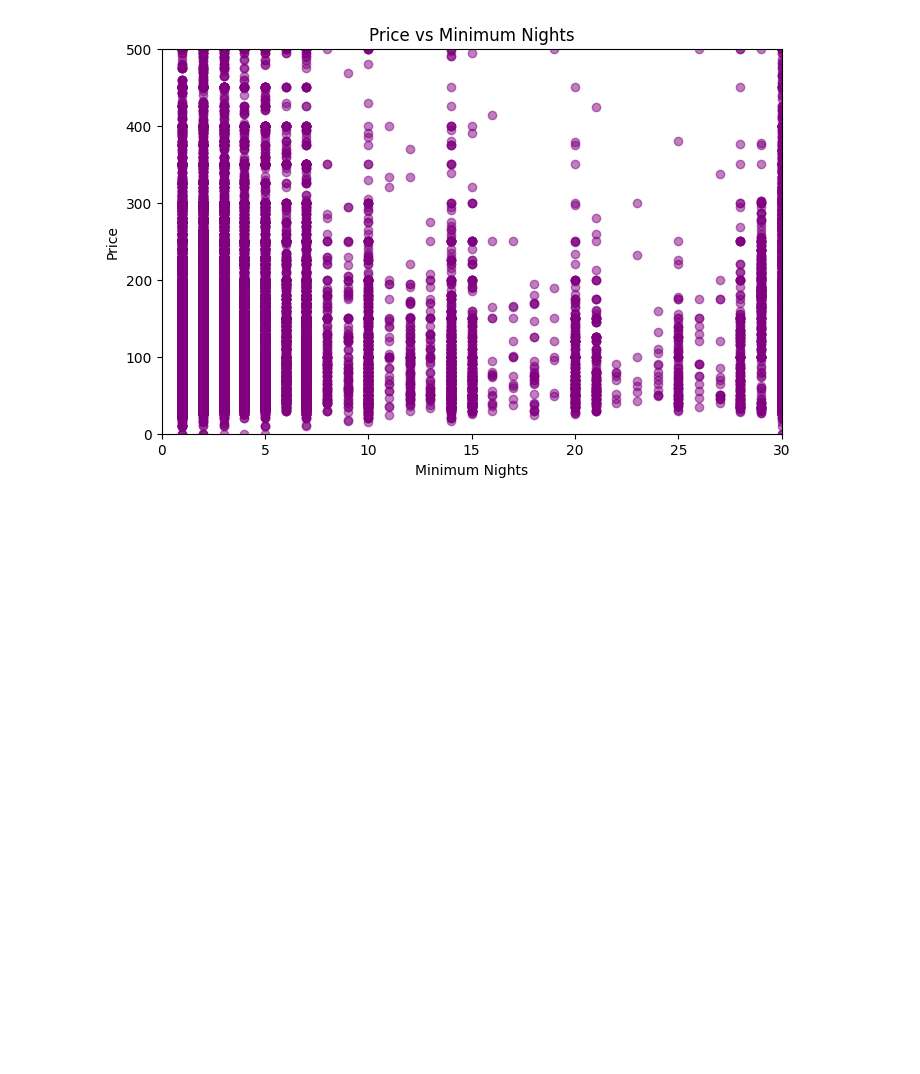
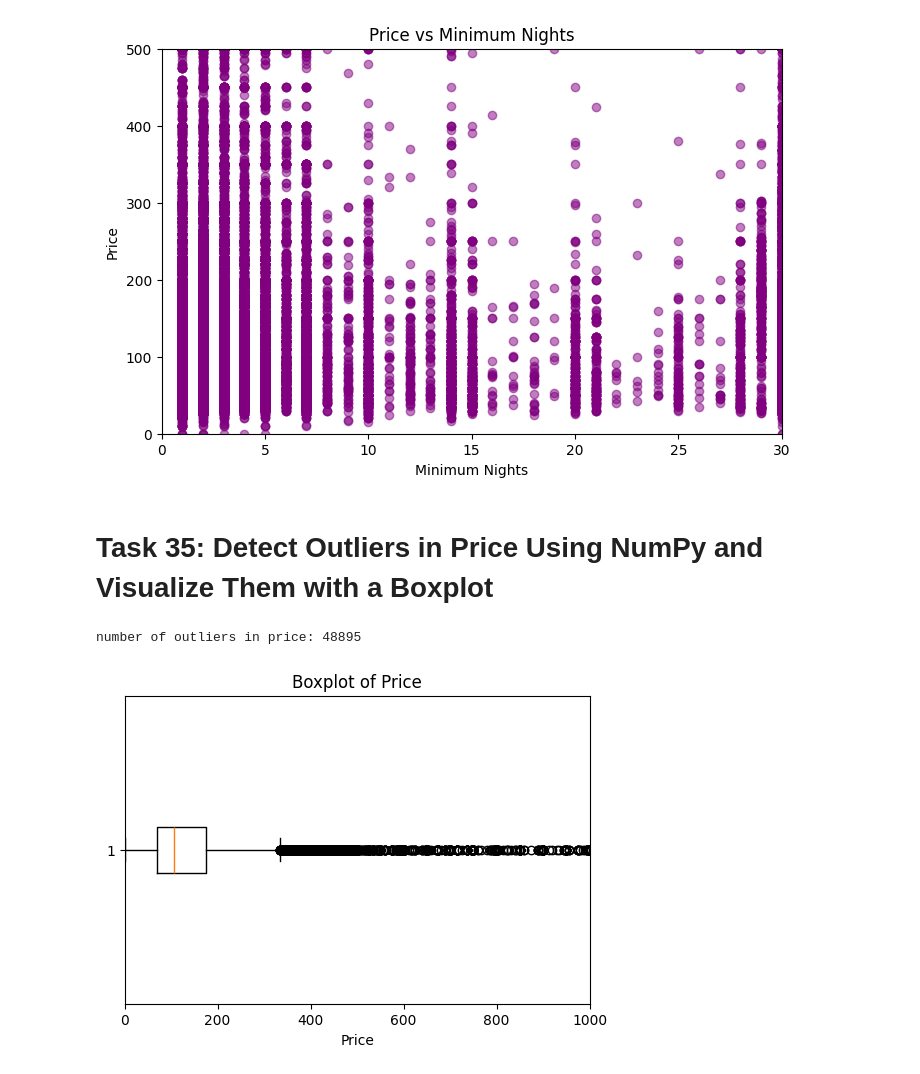
Before and after one commit to ItsMohamedAyman/Projects, a Jupyter notebook: Project_with_NumPy,_Pandas.ipynb, the cells around one changed output. Cells and saved outputs as stored; diff of their text form; code cells hidden in the pictures; blank space fills up the shorter version.

```diff
--- a/Project_with_NumPy,_Pandas.ipynb
+++ b/Project_with_NumPy,_Pandas.ipynb
@@ -611,3 +611,31 @@ plt.ylim(0, 500)
 plt.show()
 # %% [output]
 [figure]
+# %% [markdown]
+# Task 35: Detect Outliers in Price Using NumPy and Visualize Them with a Boxplot
+# %%
+import pandas as pd
+import numpy as np
+import matplotlib.pyplot as plt
+
+Q1 = np.percentile(df['price'], 25)
+Q3 = np.percentile(df["price"], 75)
+
+IQR = Q1 - Q3
+
+filter_outliers = (df["price"] < Q1 - 1.5 * IQR) | (df["price"] > Q3 + 1.5 * IQR)
+
+outliers = df[filter_outliers]
+
+print(f"number of outliers in price: {outliers.shape[0]}")
+
+plt.figure(figsize=(6,4))
+plt.boxplot(df["price"], vert= False)
+
+plt.title('Boxplot of Price')
+plt.xlabel('Price')
+
+plt.show()
+# %% [output]
+number of outliers in price: 48895
+[figure, added]
```
Also changed, not shown: parts of 10 cells of this notebook.
